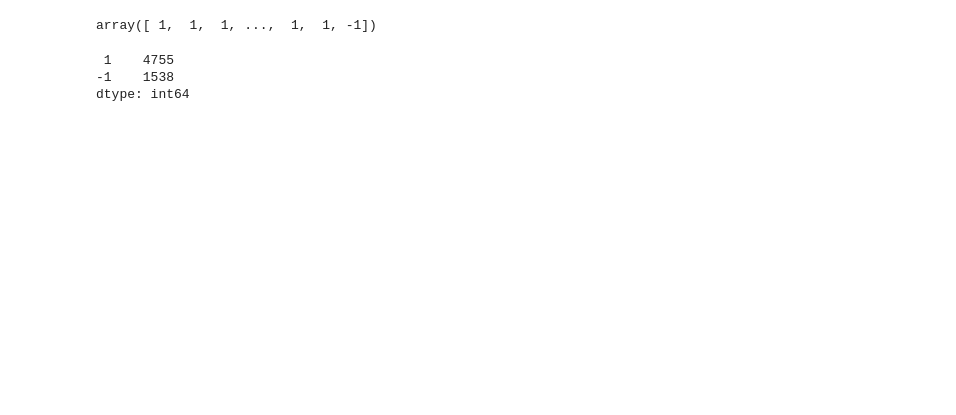
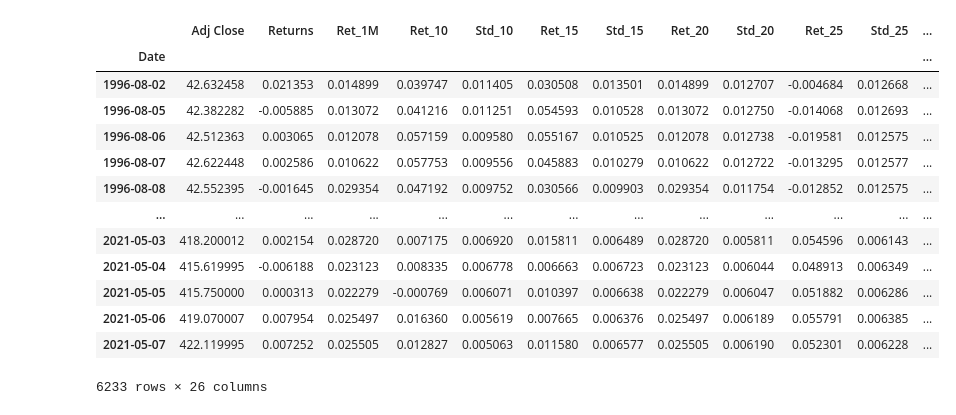
Before and after one commit to robonesky/oreilly, a Jupyter notebook: RM Lab Notes 11 202301 cohort.ipynb, the cells around one changed output. Cells and saved outputs as stored; diff of their text form; code cells hidden in the pictures; blank space fills up the shorter version.

```diff
--- a/RM Lab Notes 11 202301 cohort.ipynb
+++ b/RM Lab Notes 11 202301 cohort.ipynb
@@ -61,16 +91,32 @@ X = df[
+# %%
+features_list = []
+for r in range(10, 65, 5):
+  df['Ret_'+str(r)] = df.Returns.rolling(r).sum()
+  df['Std_'+str(r)] = df.Returns.rolling(r).std()
+  features_list.append('Ret_'+str(r))
+  features_list.append('Ret_'+str(r))
+
+df.dropna(inplace=True)
 # %%
-y = np.where(
-    # where T+1 > 0.995* T, populate an 'up', else a 'close'
-    df['Adj Close'].shift(-1) > 0.995*df['Adj Close'],
+df['Target'] = np.where(
+    df['Adj Close'].shift(-1) > 0.995 * df['Adj Close'],
     1,
-    -1)
+    0
+)
 
-y
+df
 # %% [output]
+|  | Adj Close | Returns | Ret_1M | Ret_10 | Std_10 | Ret_15 | Std_15 | Ret_20 | Std_20 | Ret_25 | Std_25 | ... |
+| Date |  |  |  |  |  |  |  |  |  |  |  | ... |
+| 1996-08-02 | 42.632458 | 0.021353 | 0.014899 | 0.039747 | 0.011405 | 0.030508 | 0.013501 | 0.014899 | 0.012707 | -0.004684 | 0.012668 | ... |
+| 1996-08-05 | 42.382282 | -0.005885 | 0.013072 | 0.041216 | 0.011251 | 0.054593 | 0.010528 | 0.013072 | 0.012750 | -0.014068 | 0.012693 | ... |
+| 1996-08-06 | 42.512363 | 0.003065 | 0.012078 | 0.057159 | 0.009580 | 0.055167 | 0.010525 | 0.012078 | 0.012738 | -0.019581 | 0.012575 | ... |
+| 1996-08-07 | 42.622448 | 0.002586 | 0.010622 | 0.057753 | 0.009556 | 0.045883 | 0.010279 | 0.010622 | 0.012722 | -0.013295 | 0.012577 | ... |
+| 1996-08-08 | 42.552395 | -0.001645 | 0.029354 | 0.047192 | 0.009752 | 0.030566 | 0.009903 | 0.029354 | 0.011754 | -0.012852 | 0.012575 | ... |
+| ... | ... | ... | ... | ... | ... | ... | ... | ... | ... | ... | ... | ... |
+| 2021-05-03 | 418.200012 | 0.002154 | 0.028720 | 0.007175 | 0.006920 | 0.015811 | 0.006489 | 0.028720 | 0.005811 | 0.054596 | 0.006143 | ... |
+| 2021-05-04 | 415.619995 | -0.006188 | 0.023123 | 0.008335 | 0.006778 | 0.006663 | 0.006723 | 0.023123 | 0.006044 | 0.048913 | 0.006349 | ... |
+| 2021-05-05 | 415.750000 | 0.000313 | 0.022279 | -0.000769 | 0.006071 | 0.010397 | 0.006638 | 0.022279 | 0.006047 | 0.051882 | 0.006286 | ... |
+| 2021-05-06 | 419.070007 | 0.007954 | 0.025497 | 0.016360 | 0.005619 | 0.007665 | 0.006376 | 0.025497 | 0.006189 | 0.055791 | 0.006385 | ... |
+| 2021-05-07 | 422.119995 | 0.007252 | 0.025505 | 0.012827 | 0.005063 | 0.011580 | 0.006577 | 0.025505 | 0.006190 | 0.052301 | 0.006228 | ... |
-array([ 1,  1,  1, ...,  1,  1, -1])
+6233 rows × 26 columns
-# %%
-pd.Series(y).value_counts()
-# %% [output]
- 1    4755
--1    1538
-dtype: int64
```
Also changed, not shown: parts of 25 cells of this notebook.
